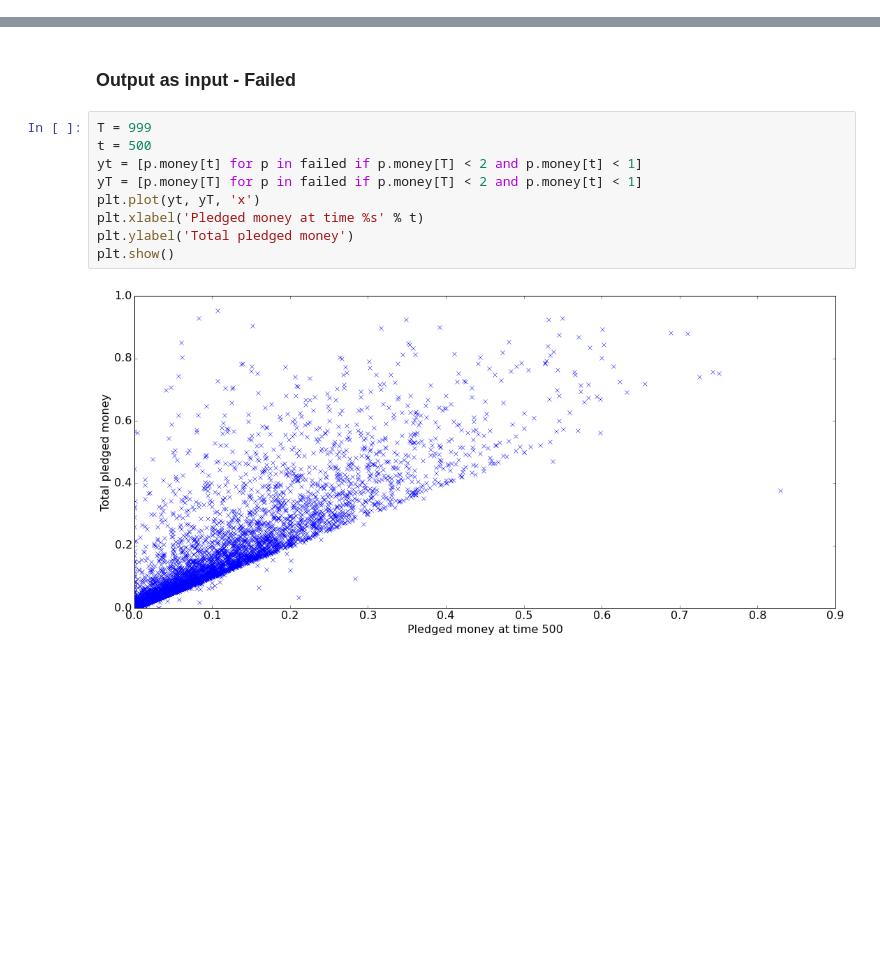
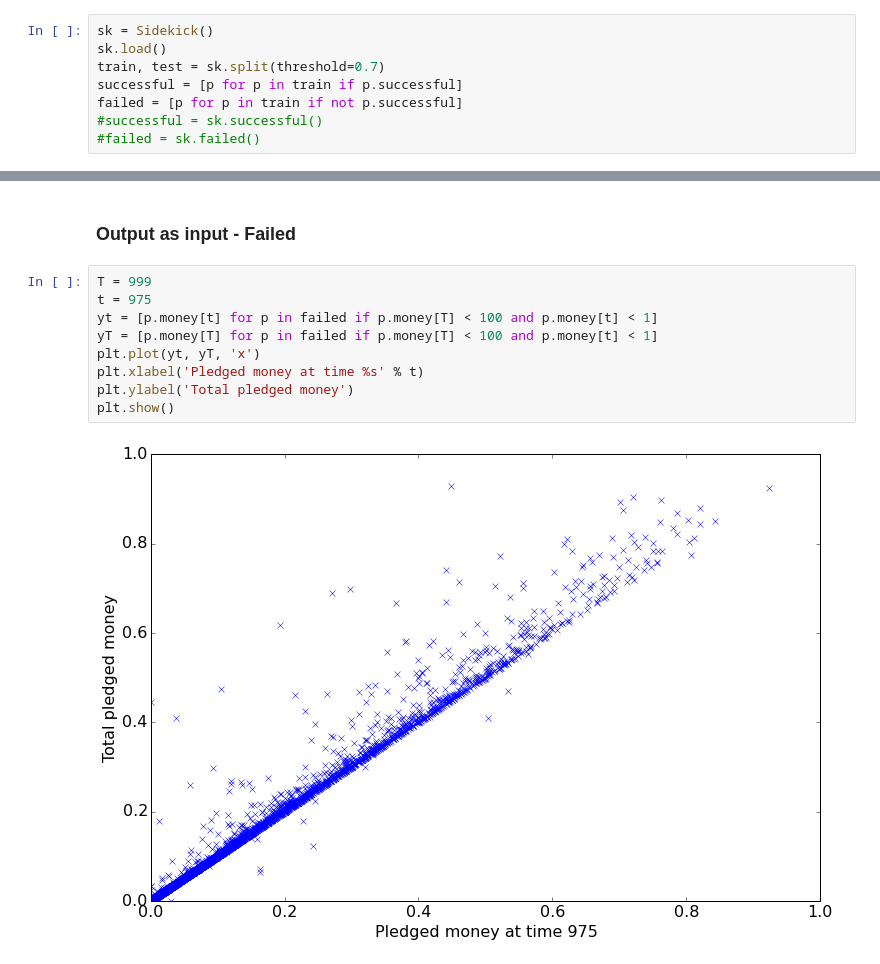
Before and after one commit to vicow/gaussian-process, a Jupyter notebook: notebooks/sidekick-1-eda.ipynb, the cells around one changed output, grey strips where cells are left out. Cells and saved outputs as stored; diff of their text form; blank space fills up the shorter version.

```diff
--- a/notebooks/sidekick-1-eda.ipynb
+++ b/notebooks/sidekick-1-eda.ipynb
@@ -65,0 +59,8 @@ Data loaded.
+# %%
+sk = Sidekick()
+sk.load()
+train, test = sk.split(threshold=0.7)
+successful = [p for p in train if p.successful]
+failed = [p for p in train if not p.successful]
+#successful = sk.successful()
+#failed = sk.failed()
@@ -270,12 +274,12 @@ plt.show()
 ###  Output as input - Failed
 # %%
 T = 999
-t = 500
-yt = [p.money[t] for p in failed if p.money[T] < 2 and p.money[t] < 1]
-yT = [p.money[T] for p in failed if p.money[T] < 2 and p.money[t] < 1]
+t = 975
+yt = [p.money[t] for p in failed if p.money[T] < 100 and p.money[t] < 1]
+yT = [p.money[T] for p in failed if p.money[T] < 100 and p.money[t] < 1]
 plt.plot(yt, yT, 'x')
 plt.xlabel('Pledged money at time %s' % t)
 plt.ylabel('Total pledged money')
 plt.show()
 # %% [output]
-[figure, old version]
+[figure, new version]
```
Also changed, not shown: parts of 5 cells of this notebook, 4 other files.
